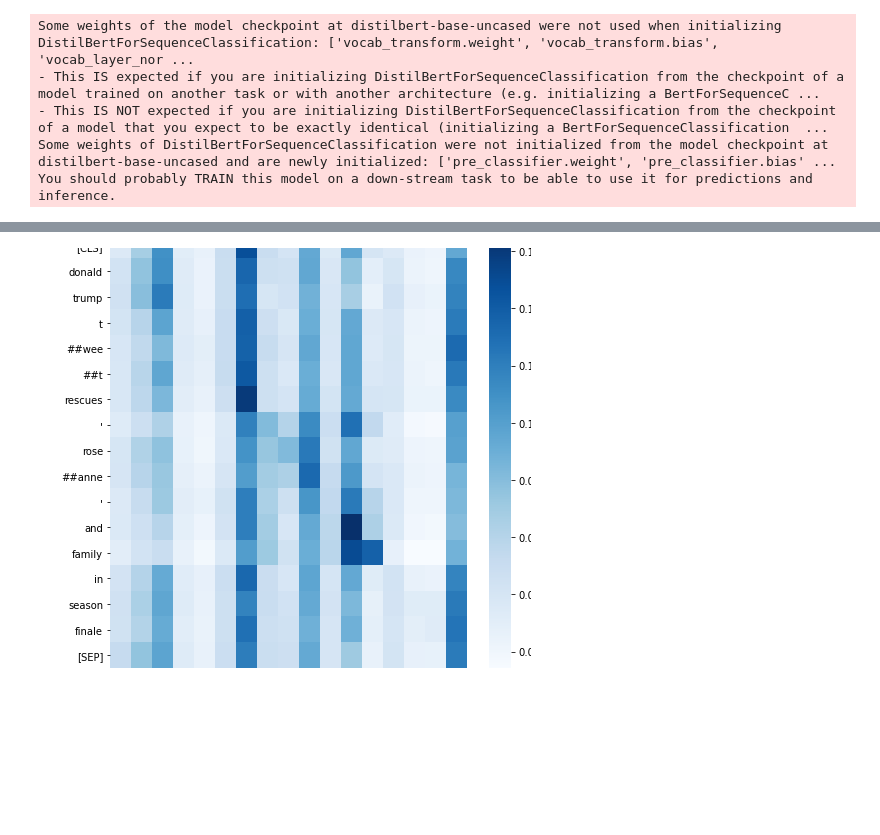
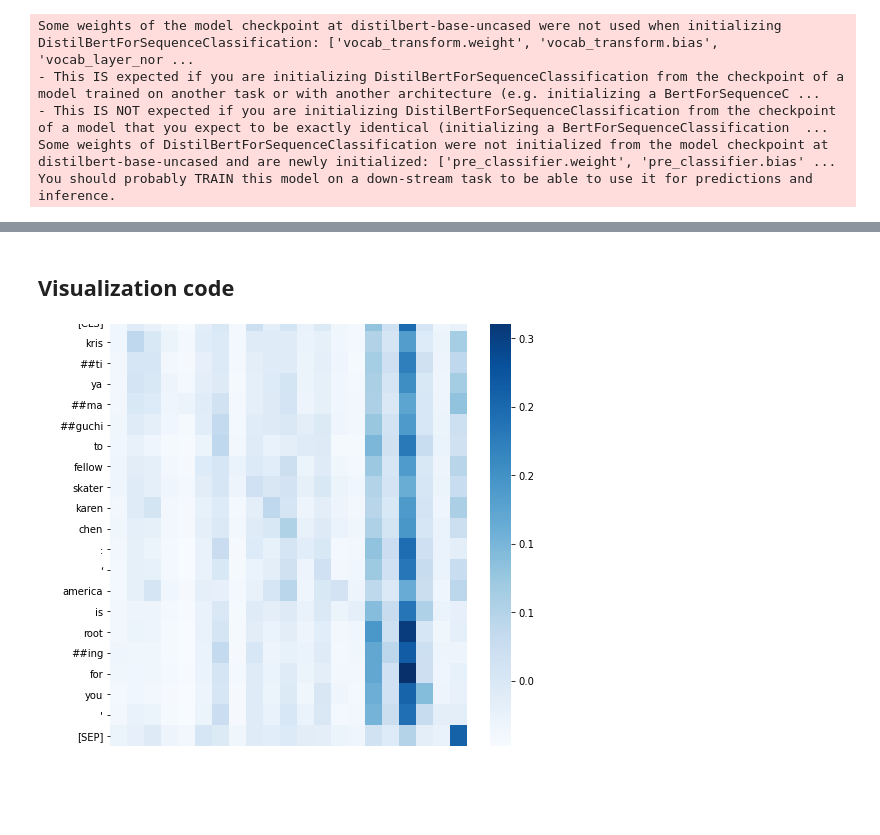
Before and after one commit to fangpinsern/CS4248-Project, a Jupyter notebook: visualizeBert.ipynb, the cells around one changed output, grey strips where cells are left out. Cells and saved outputs as stored; diff of their text form; code cells hidden in the pictures; blank space fills up the shorter version.

```diff
--- a/visualizeBert.ipynb
+++ b/visualizeBert.ipynb
@@ -83,3 +88,5 @@ CMAP = get_cmap("Blues")
+# %% [markdown]
+## Visualization code
 # %%
 import seaborn as sns
 import matplotlib.pyplot as plt
@@ -111,7 +121,7 @@ def plt_attentions(mat, labs, fig_size=(8,8), annot=False, cmap = CMAP, title=No
   if title:
     ax.set_title(title)
 # %%
-attention, tokens = attention_tokens(model, tokenizer, headline(12))
+attention, tokens = attention_tokens(model, tokenizer, headline(400))
 plt_attentions(get_attentions(attention), tokens)
 # %% [output]
-[figure, old version]
+[figure, new version]
```
Also changed, not shown: parts of 12 cells of this notebook.
